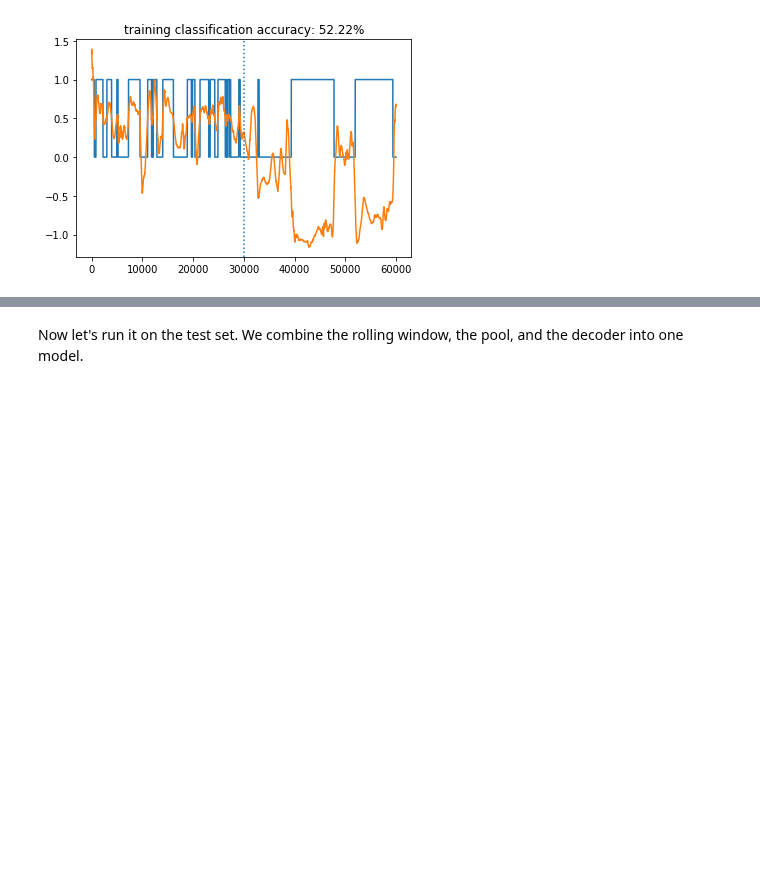
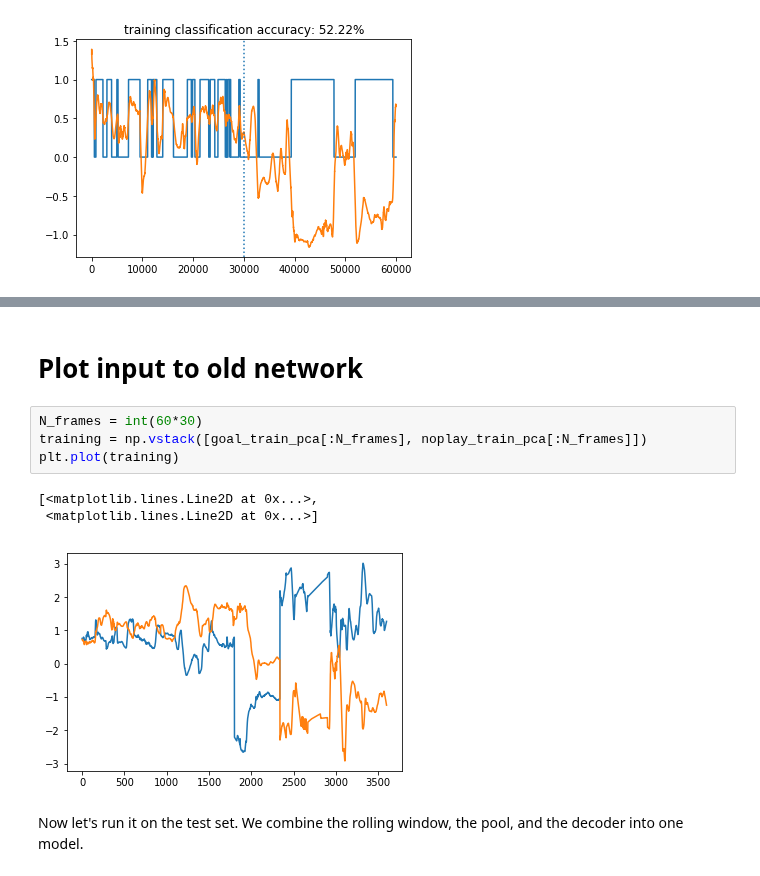
Before and after one commit to maddybartlett/NEN001, a Jupyter notebook: PatternInterpolation_Batch.ipynb, the cells around one changed output, grey strips where cells are left out. Saved outputs shown, nothing was run; the diff lists cells and outputs as text; blank space fills up the shorter version.

```diff
--- a/PatternInterpolation_Batch.ipynb
+++ b/PatternInterpolation_Batch.ipynb
@@ -341,3 +350,13 @@ Text(0.5,1,'training classification accuracy: 52.22%')
+# %% [markdown]
+# Plot input to old network
+# %%
+N_frames = int(60*30)
+training = np.vstack([goal_train_pca[:N_frames], noplay_train_pca[:N_frames]])
+plt.plot(training)
+# %% [output]
+[<matplotlib.lines.Line2D at 0x...>,
+ <matplotlib.lines.Line2D at 0x...>]
+[figure, added]
 # %% [markdown]
 Now let's run it on the test set.  We combine the rolling window, the pool, and the decoder into one model.
 # %%
```
Also changed, not shown: parts of 2 cells of this notebook.
